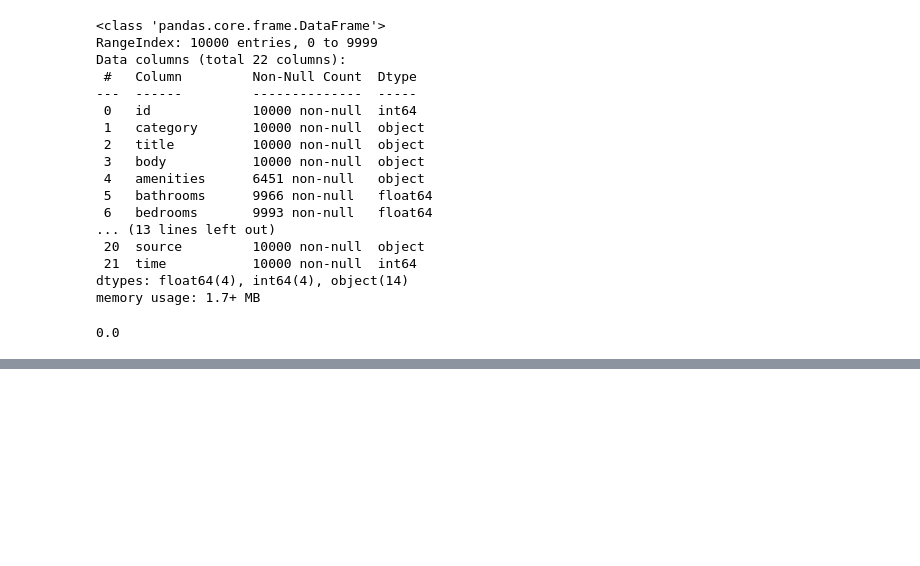
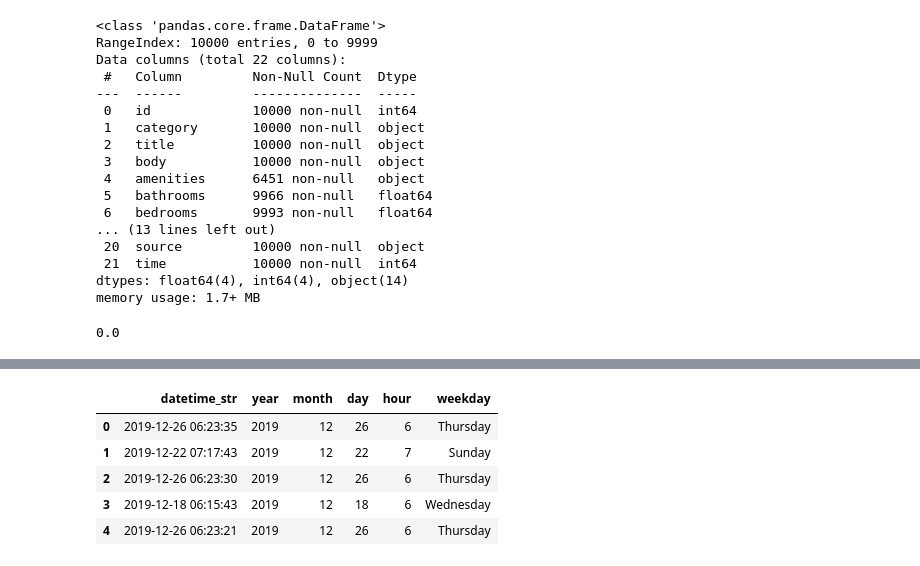
Before and after one commit to darrelljing21/ITEC4305-project, a Jupyter notebook: rent.ipynb, the cells around one changed output, grey strips where cells are left out. Cells and saved outputs as stored; diff of their text form; code cells hidden in the pictures; blank space fills up the shorter version.

```diff
--- a/rent.ipynb
+++ b/rent.ipynb
@@ -265,0 +275,15 @@ NameError: name 'df_flights' is not defined
+# %%
+df["year"] = df["datetime_local"].dt.year
+df["month"] = df["datetime_local"].dt.month
+df["day"] = df["datetime_local"].dt.day
+df["hour"] = df["datetime_local"].dt.hour
+df["weekday"] = df["datetime_local"].dt.day_name()
+
+df[["datetime_str", "year", "month", "day", "hour", "weekday"]].head()
+# %% [output]
+|  | datetime_str | year | month | day | hour | weekday |
+| 0 | 2019-12-26 06:23:35 | 2019 | 12 | 26 | 6 | Thursday |
+| 1 | 2019-12-22 07:17:43 | 2019 | 12 | 22 | 7 | Sunday |
+| 2 | 2019-12-26 06:23:30 | 2019 | 12 | 26 | 6 | Thursday |
+| 3 | 2019-12-18 06:15:43 | 2019 | 12 | 18 | 6 | Wednesday |
+| 4 | 2019-12-26 06:23:21 | 2019 | 12 | 26 | 6 | Thursday |
```
Also changed, not shown: parts of 4 cells of this notebook.
